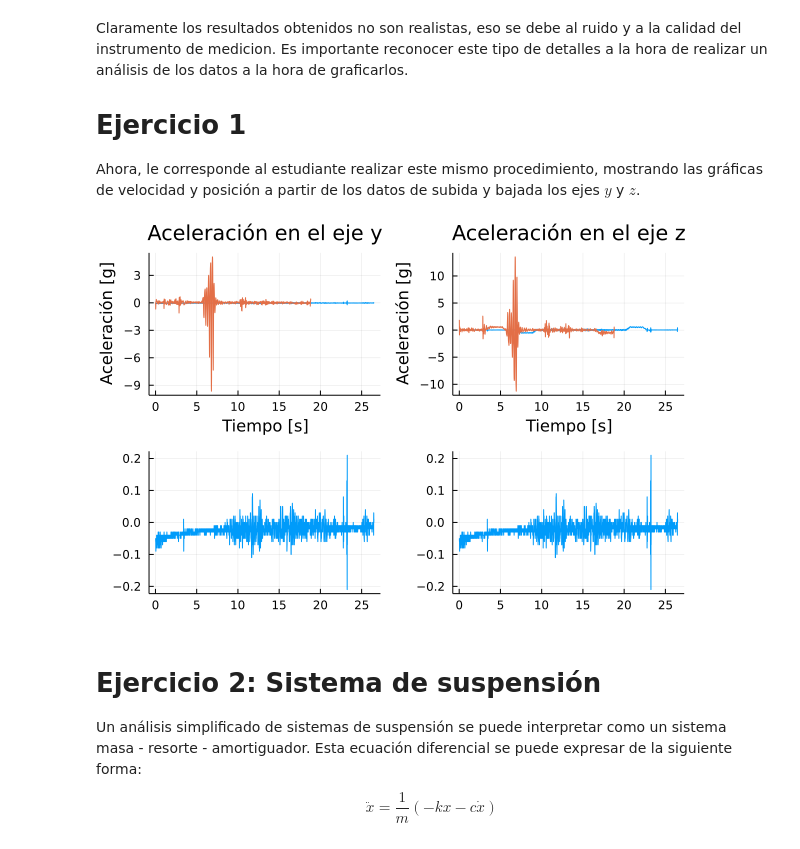
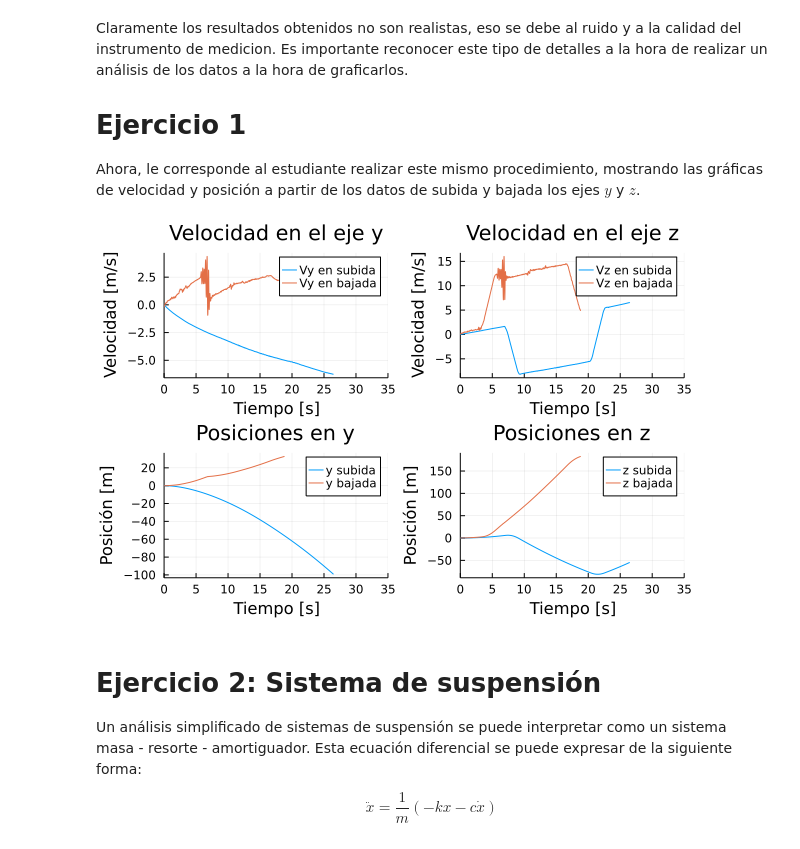
Before and after one commit to mcadenam/Matias_Cadena, a Jupyter notebook: T7_dinamica.ipynb, the cells around one changed output. Cells and saved outputs as stored; diff of their text form; code cells hidden in the pictures.

```diff
--- a/T7_dinamica.ipynb
+++ b/T7_dinamica.ipynb
@@ -145,23 +145,44 @@ Ahora, le corresponde al estudiante realizar este mismo procedimiento, mostrando
 # %%
 function intergracion_numerica()
     # Escribir código aqui, realizar 4 gráficas: posicion y velocidad para los ejes y y z.
-    p1 = plot(df_subida.time, df_subida.ay, legend=:topright, label = "ay subida", title=("Aceleración en el eje y"),
-        xlabel=("Tiempo [s]"), ylabel=("Aceleración [g]"))
-    p1 = plot!(df_bajada.time, df_bajada.ay, label = "aₓ bajada")
+    acc_subiday = df_subida.ay .* 9.81
+    acc_bajaday = df_bajada.ay .* 9.81
+    vel_subiday = cumul_integrate(df_subida.time, acc_subiday)
+    vel_bajaday = cumul_integrate(df_bajada.time, acc_bajaday)
 
-    p2 = plot(df_subida.time, df_subida.az, legend=true, label = "ay subida", title=("Aceleración en el eje z"),
-        xlabel=("Tiempo [s]"), ylabel=("Aceleración [g]"))
-    p2 = plot!(df_bajada.time, df_bajada.az, label = "aₓ bajada")
+    acc_subidaz = df_subida.az .* 9.81
+    acc_bajadaz = df_bajada.az .* 9.81
+    vel_subidaz = cumul_integrate(df_subida.time, acc_subidaz)
+    vel_bajadaz = cumul_integrate(df_bajada.time, acc_bajadaz)
 
-    p3 = plot(df_subida.time, df_subida.ay, label = "ay subida")
-    p4 = plot(df_subida.time, df_subida.ay, label = "ay subida")
+    p1 = plot(df_subida.time, vel_subiday, label = "Vy en subida", title=("Velocidad en el eje y"),
+        xlabel=("Tiempo [s]"), ylabel=("Velocidad [m/s]"), xlims = (0,35))
+    p1 = plot!(df_bajada.time, vel_bajaday, label = "Vy en bajada")
 
-    plot(p1, p2, p3, p4, layout = (2, 2), legend = false)
+    p2 = plot(df_subida.time, vel_subidaz, label = "Vz en subida", title=("Velocidad en el eje z"),
+        xlabel=("Tiempo [s]"), ylabel=("Velocidad [m/s]"), xlims = (0,35))
+    p2 = plot!(df_bajada.time, vel_bajadaz, label = "Vz en bajada")
+
+    pos_subiday = cumul_integrate(df_subida.time, vel_subiday)
+    pos_bajaday = cumul_integrate(df_bajada.time, vel_bajaday)
+
+    pos_subidaz = cumul_integrate(df_subida.time, vel_subidaz)
+    pos_bajadaz = cumul_integrate(df_bajada.time, vel_bajadaz)
+
+    p3 = plot(df_subida.time, pos_subiday, label = "y subida", title=("Posiciones en y"),
+        xlabel=("Tiempo [s]"), ylabel=("Posición [m]"), xlims = (0,35))
+    p3 = plot!(df_bajada.time, pos_bajaday, label = "y bajada")
+
+    p4 = plot(df_subida.time, pos_subidaz, label = "z subida", title=("Posiciones en z"),
+        xlabel=("Tiempo [s]"), ylabel=("Posición [m]"), xlims = (0,35))
+    p4 = plot!(df_bajada.time, pos_bajadaz, label = "z bajada")
+
+    plot(p1, p2, p3, p4, layout = (2, 2), legend = true)
 end
 
 intergracion_numerica()
 # %% [output]
-[figure, old version]
+[figure, new version]
 # %% [markdown]
 # Ejercicio 2: Sistema de suspensión
 
```
Also changed, not shown: parts of 2 cells of this notebook.
